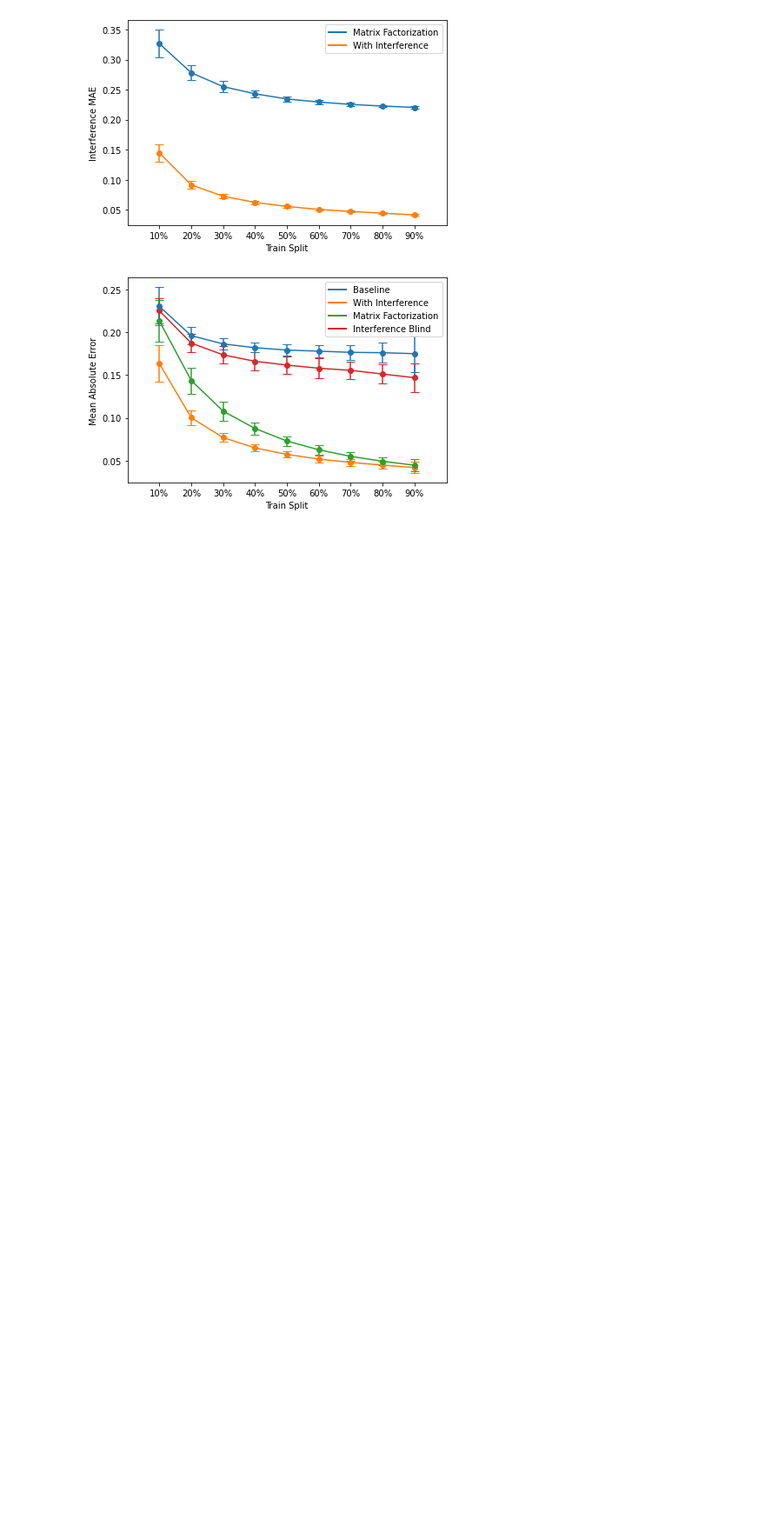
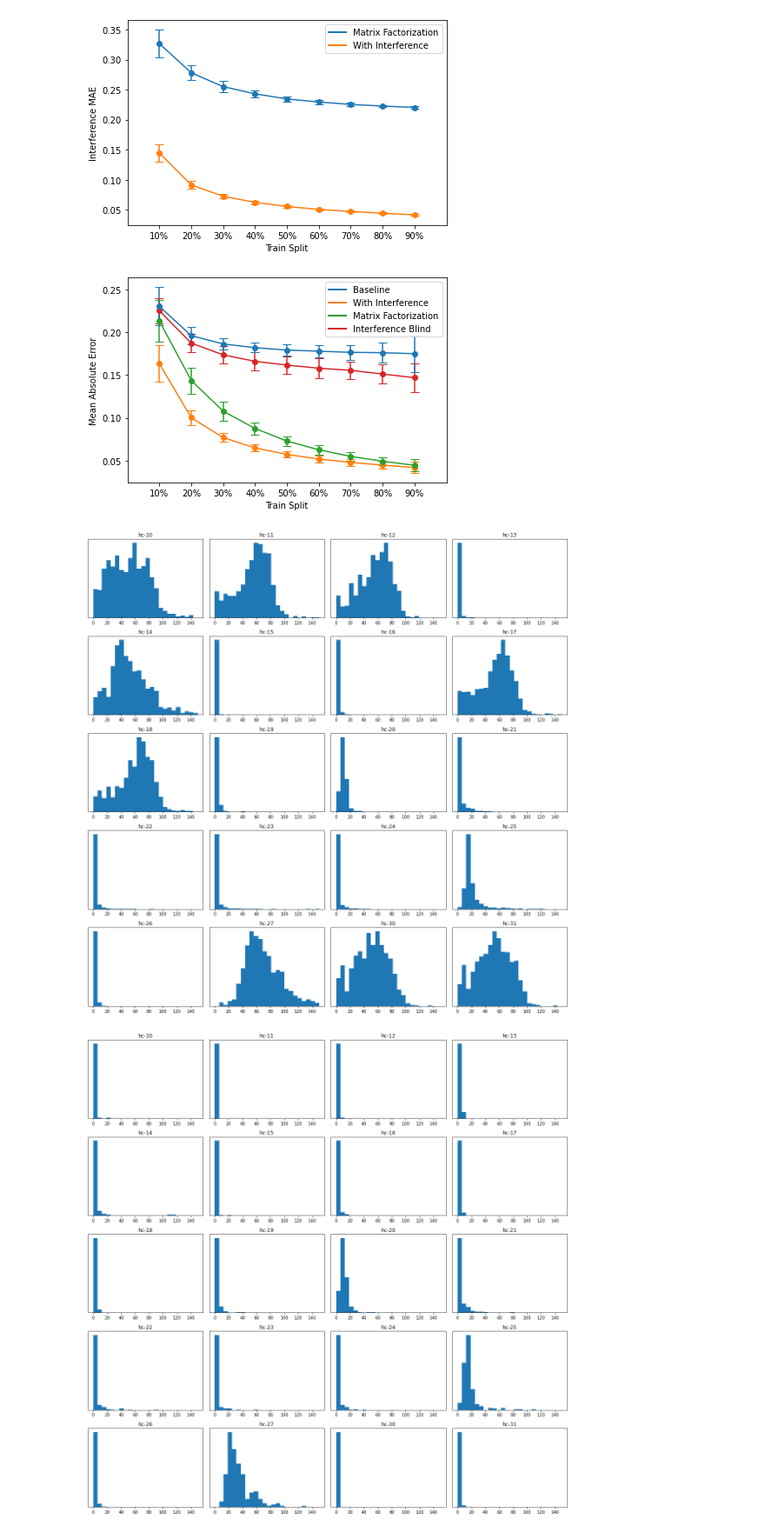
Before and after one commit to WiseLabCMU/pitot, a Jupyter notebook: notebooks/figures.ipynb, the cells around one changed output. Shown at 87% size. Drawn from its saved outputs; the diff is of its cells as text; code cells hidden in the pictures; blank space fills up the shorter version.

Commit message:
Set if2 -> if as default; more updated figures

```diff
--- a/notebooks/figures.ipynb
+++ b/notebooks/figures.ipynb
@@ -15,7 +15,7 @@ from jax import vmap
 
 from forecast import Dataset, Method
 # %%
-ds = Dataset("data.npz", if_data="if2.npz", offset=1000. * 1000.)
+ds = Dataset("data.npz", if_data="if.npz", offset=1000. * 1000.)
 
 with open("results/manifest.json") as f:
     methods = json.load(f)
@@ -155,3 +155,25 @@ _method_comparisons()
 [figure]
 [figure]
 [figure]
+# %%
+def _interference_runtime(data, out):
+    fig, axs = plt.subplots(5, 4, figsize=(16, 16))
+    df = pd.read_csv(data)
+
+    for rt, ax in zip(ds.runtimes, axs.reshape(-1)):
+        ax.hist(
+            100 * (np.exp(df[df["runtime"] == rt]["diff"]) - 1),
+            np.linspace(0, 150, 25), density=True)
+        ax.set_yticks([])
+        ax.set_title(rt)
+
+    fig.tight_layout()
+    fig.savefig(out, dpi=300, bbox_inches='tight')
+
+_interference_runtime(
+    "data/if.csv", "figures/interference_runtime.png")
+_interference_runtime(
+    "data/if.multicore.csv", "figures/interference_multicore.png")
+# %% [output]
+[figure, added]
+[figure, added]
```
Also changed, not shown: parts of 1 cell of this notebook, 8 other files.
